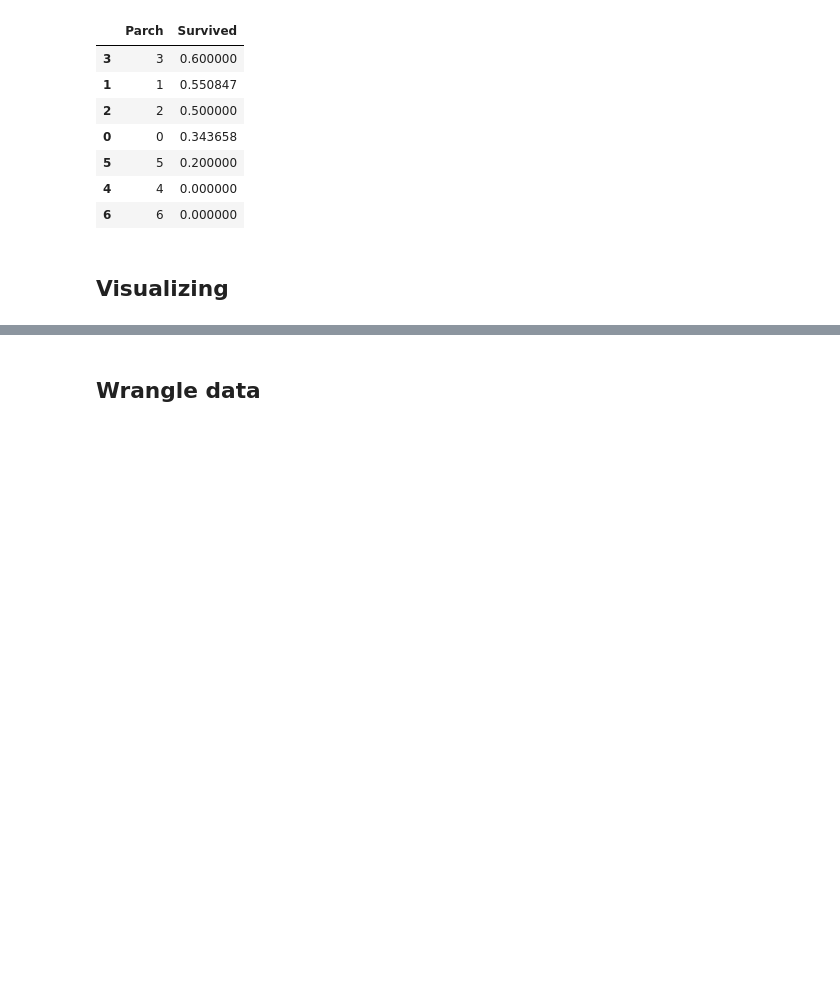
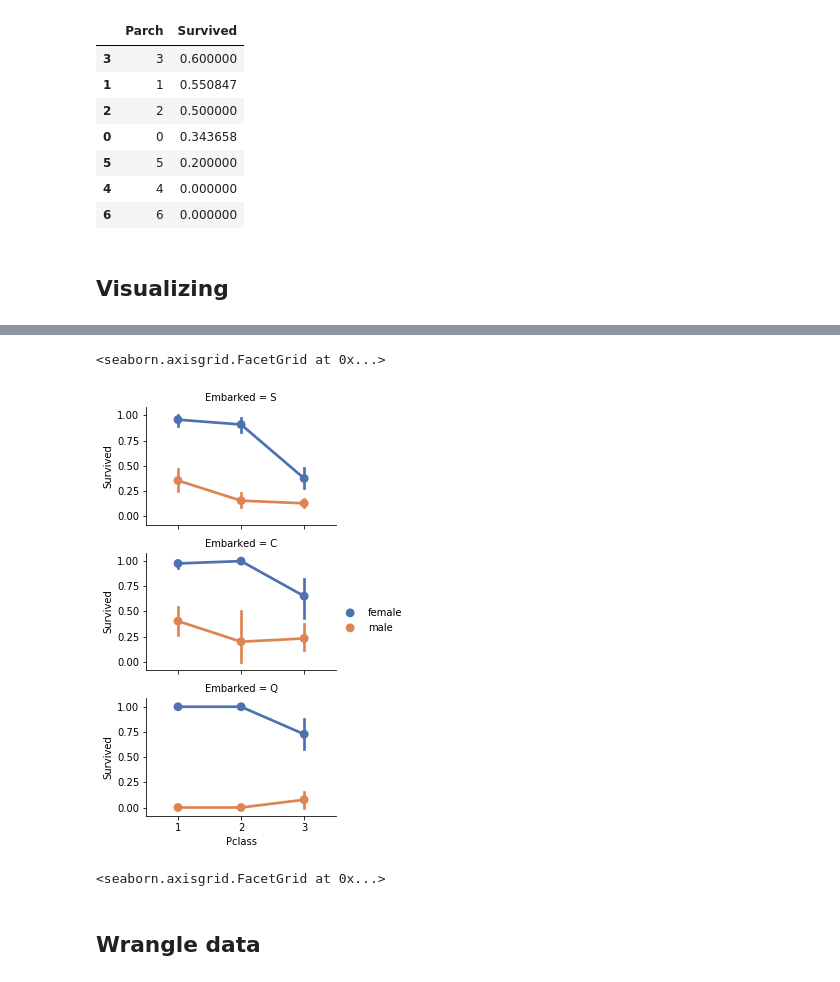
Before and after one commit to aligusnet/data-experiments, a Jupyter notebook: Titanic/analysis/kernel.ipynb, the cells around one changed output, grey strips where cells are left out. Cells and saved outputs as stored; diff of their text form; code cells hidden in the pictures; blank space fills up the shorter version.

Commit message:
added seaborn package

```diff
--- a/Titanic/analysis/kernel.ipynb
+++ b/Titanic/analysis/kernel.ipynb
@@ -131,10 +135,18 @@ grid.add_legend()
 # %%
+pclass = sorted(set(train_df.Pclass))
+sex = ["female","male"]
+
 grid = sns.FacetGrid(train_df, row='Embarked', height=2.2, aspect=1.6)
-grid.map(sns.pointplot, 'Pclass', 'Survived', 'Sex', palette='deep')
+grid.map(sns.pointplot, 'Pclass', 'Survived', 'Sex', palette='deep', order=pclass, hue_order=sex)
 grid.add_legend()
+# %% [output]
+<seaborn.axisgrid.FacetGrid at 0x...>
+[figure, added]
 # %%
 grid = sns.FacetGrid(train_df, row='Embarked', col='Survived', height=2.2, aspect=1.6)
-grid.map(sns.barplot, 'Sex', 'Fare', alpha=0.5, ci=None)
+grid.map(sns.barplot, 'Sex', 'Fare', alpha=0.5, ci=None, order=sex)
+# %% [output]
+<seaborn.axisgrid.FacetGrid at 0x...>
 # %% [markdown]
 ## Wrangle data
 # %%
```
Also changed, not shown: parts of 4 cells of this notebook, 2 other files.
